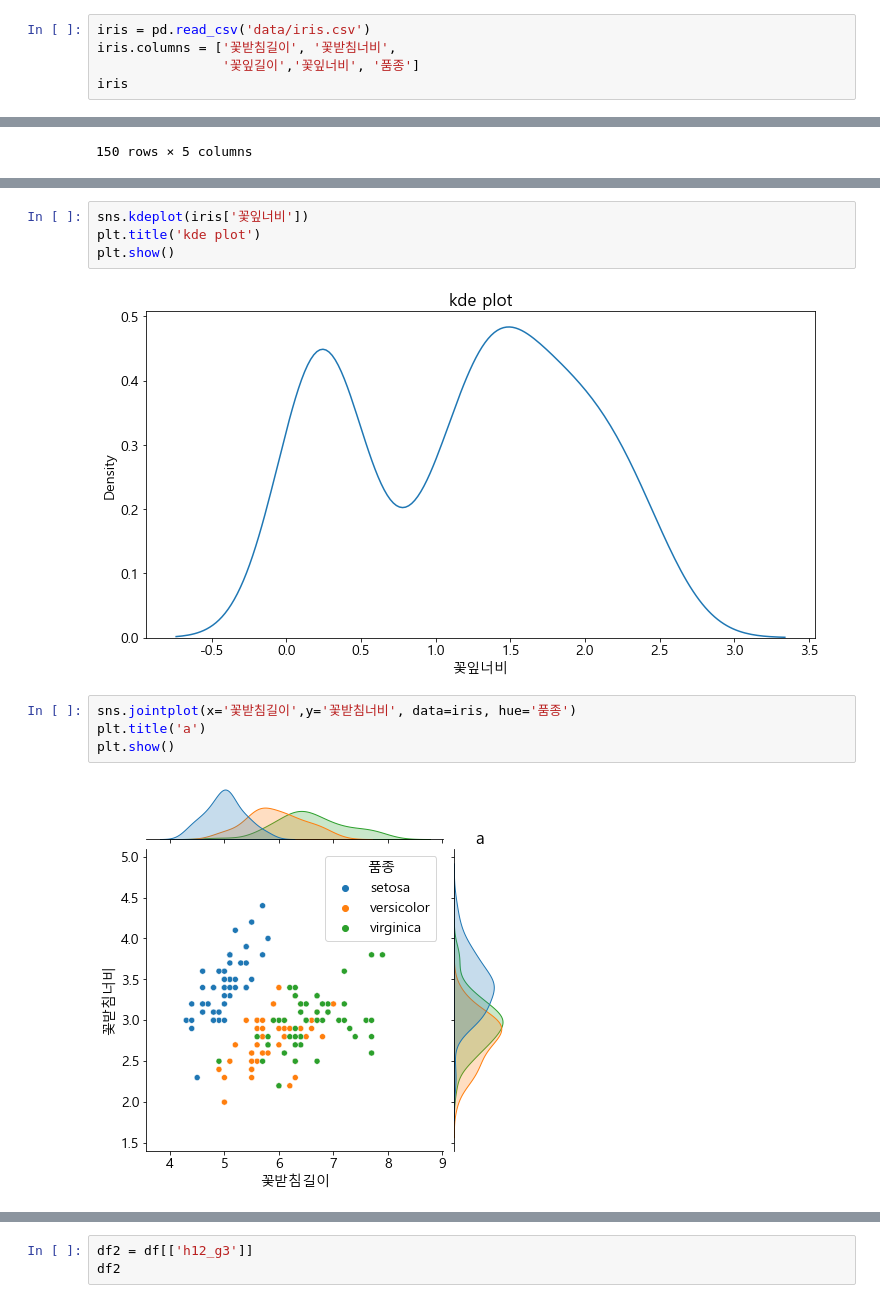
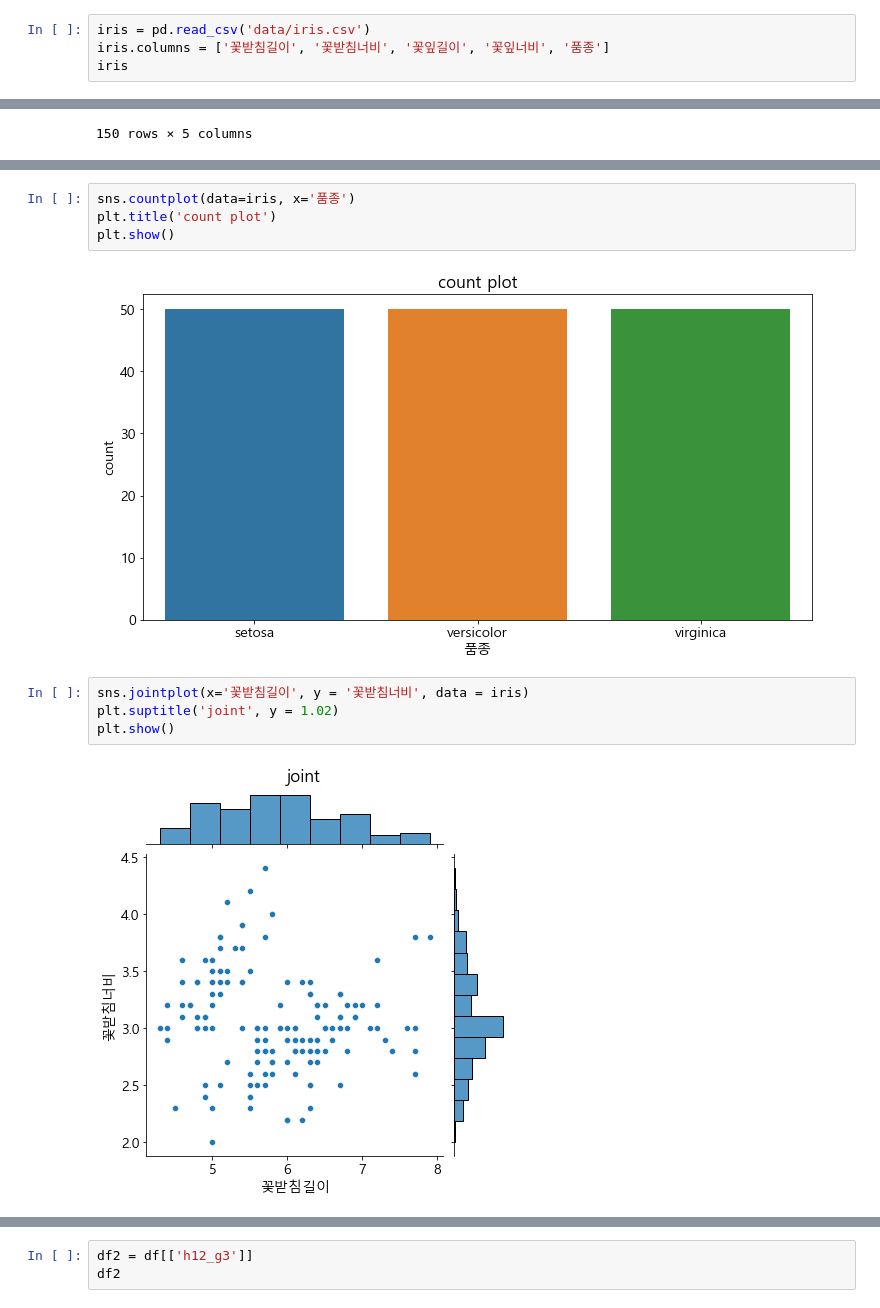
Before and after one commit to UnchaeJeong/20210706, a Jupyter notebook: 6_30_데이터 시각화/04_데이터 시각화/Untitled.ipynb, the cells around one changed output, grey strips where cells are left out. Drawn from its saved outputs; the diff is of its cells as text.

```diff
--- a/6_30_데이터 시각화/04_데이터 시각화/Untitled.ipynb
+++ b/6_30_데이터 시각화/04_데이터 시각화/Untitled.ipynb
@@ -22,8 +22,7 @@ plt.rcParams['axes.unicode_minus'] = False
 plt.rcParams['figure.facecolor'] = 'white'
 # %%
 iris = pd.read_csv('data/iris.csv')
-iris.columns = ['꽃받침길이', '꽃받침너비',
-                '꽃잎길이','꽃잎너비', '품종']
+iris.columns = ['꽃받침길이', '꽃받침너비', '꽃잎길이', '꽃잎너비', '품종']
 iris
 # %% [output]
 |  | 꽃받침길이 | 꽃받침너비 | 꽃잎길이 | 꽃잎너비 | 품종 |
@@ -48,12 +75,12 @@ plt.show()
 # %%
-sns.kdeplot(iris['꽃잎너비'])
-plt.title('kde plot')
+sns.countplot(data=iris, x='품종')
+plt.title('count plot')
 plt.show()
 # %% [output]
-[figure, old version]
+[figure, new version]
 # %%
-sns.jointplot(x='꽃받침길이',y='꽃받침너비', data=iris, hue='품종')
-plt.title('a')
+sns.jointplot(x='꽃받침길이', y = '꽃받침너비', data = iris)
+plt.suptitle('joint', y = 1.02)
 plt.show()
 # %% [output]
-[figure, old version]
+[figure, new version]
```
Also changed, not shown: parts of 42 cells of this notebook, 2 other files.
